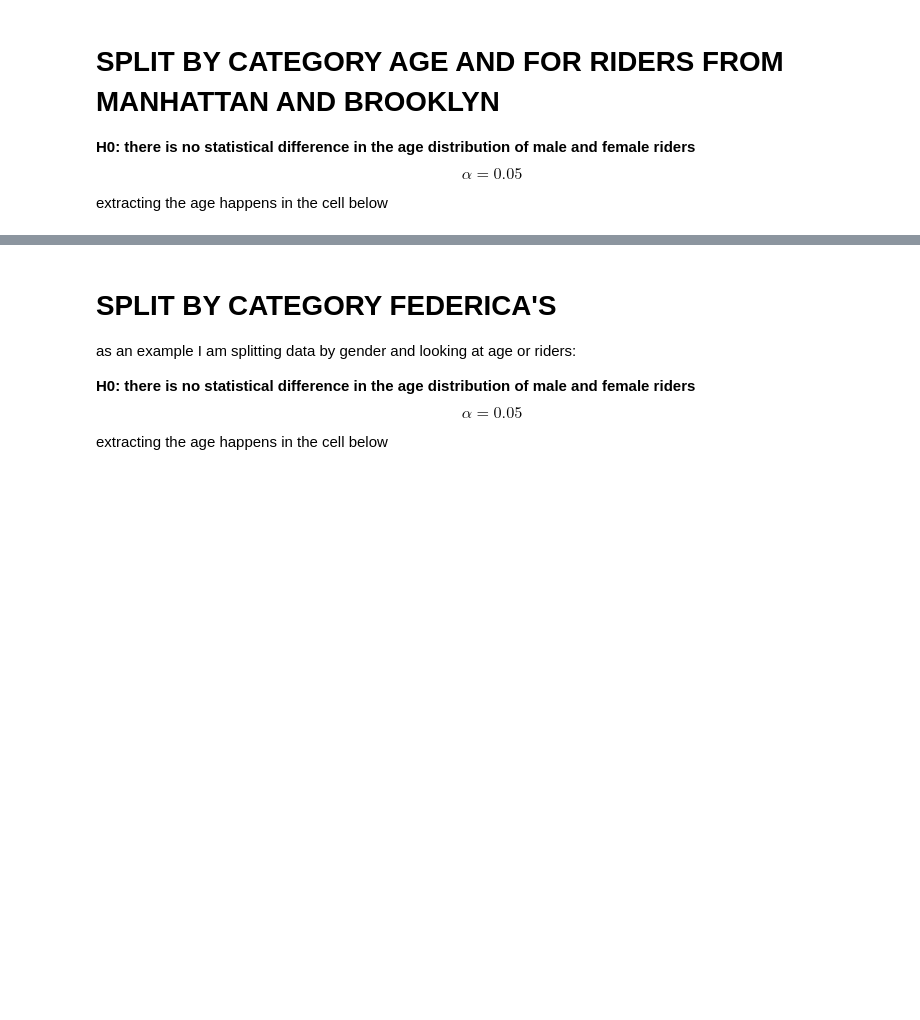
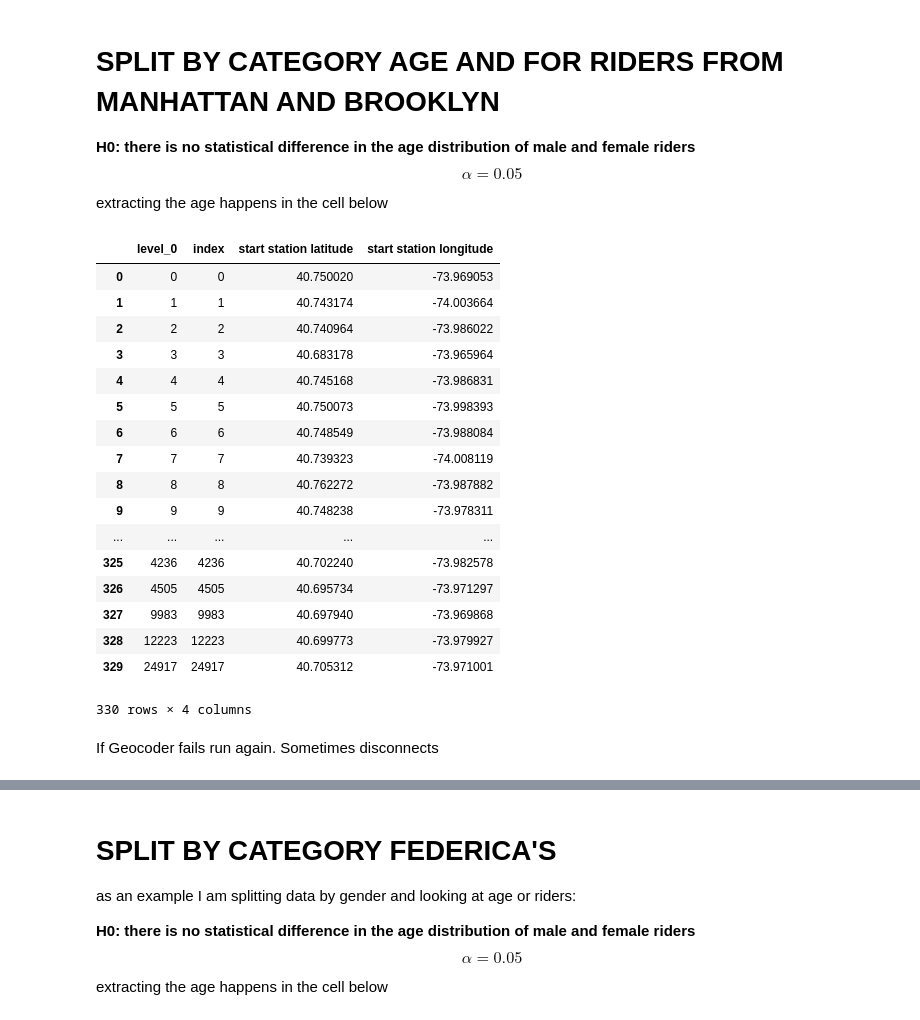
Before and after one commit to andrewnell/PUI2017_adn323, a Jupyter notebook: HW4_adn323/Ass4_adn323.ipynb, the cells around one changed output, grey strips where cells are left out. Cells and saved outputs as stored; diff of their text form; code cells hidden in the pictures; blank space fills up the shorter version.

```diff
--- a/HW4_adn323/Ass4_adn323.ipynb
+++ b/HW4_adn323/Ass4_adn323.ipynb
@@ -256,3 +255,28 @@ The Spearman test has a p-value greater than 0.05, indicating that we may reject
 $$ \alpha = 0.05 $$
 
 extracting the age happens in the cell below
+# %%
+UniqueCoords =  CitiBikedf.drop([ 'tripduration', 'starttime', 'stoptime','start station id', 'start station name', 'end station id', 'end station name','end station latitude', 'end station longitude', 'bikeid','usertype', 'birth year', 'gender', 'date', 'DayDur', 'NightDur','Borough'],axis=1)
+UniqueCoords = UniqueCoords.drop_duplicates(['start station longitude', 'start station latitude']).reset_index()
+UniqueCoords
+# %% [output]
+|  | level_0 | index | start station latitude | start station longitude |
+| 0 | 0 | 0 | 40.750020 | -73.969053 |
+| 1 | 1 | 1 | 40.743174 | -74.003664 |
+| 2 | 2 | 2 | 40.740964 | -73.986022 |
+| 3 | 3 | 3 | 40.683178 | -73.965964 |
+| 4 | 4 | 4 | 40.745168 | -73.986831 |
+| 5 | 5 | 5 | 40.750073 | -73.998393 |
+| 6 | 6 | 6 | 40.748549 | -73.988084 |
+| 7 | 7 | 7 | 40.739323 | -74.008119 |
+| 8 | 8 | 8 | 40.762272 | -73.987882 |
+| 9 | 9 | 9 | 40.748238 | -73.978311 |
+| ... | ... | ... | ... | ... |
+| 325 | 4236 | 4236 | 40.702240 | -73.982578 |
+| 326 | 4505 | 4505 | 40.695734 | -73.971297 |
+| 327 | 9983 | 9983 | 40.697940 | -73.969868 |
+| 328 | 12223 | 12223 | 40.699773 | -73.979927 |
+| 329 | 24917 | 24917 | 40.705312 | -73.971001 |
+330 rows × 4 columns
+# %% [markdown]
+If Geocoder fails run again. Sometimes disconnects
```
Also changed, not shown: parts of 7 cells of this notebook.
